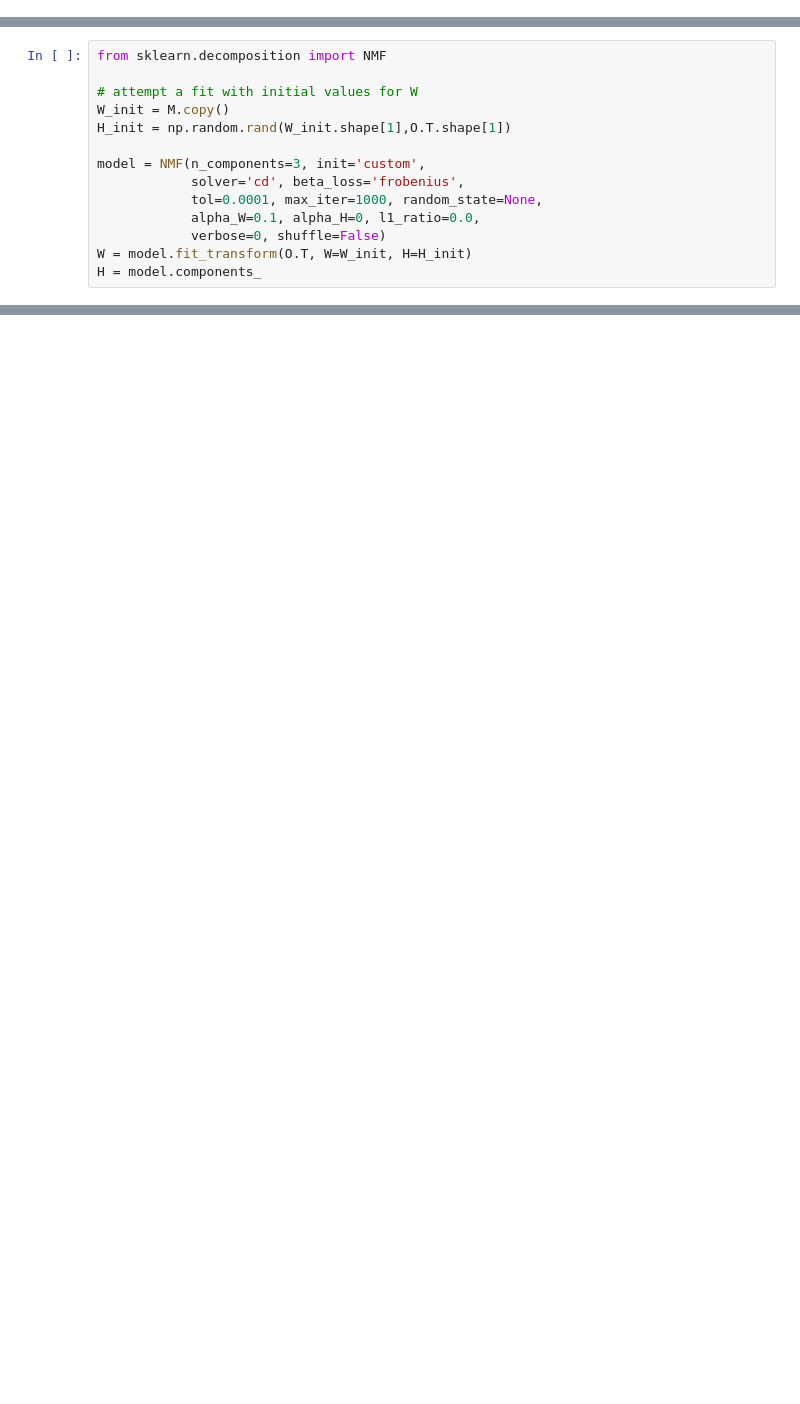
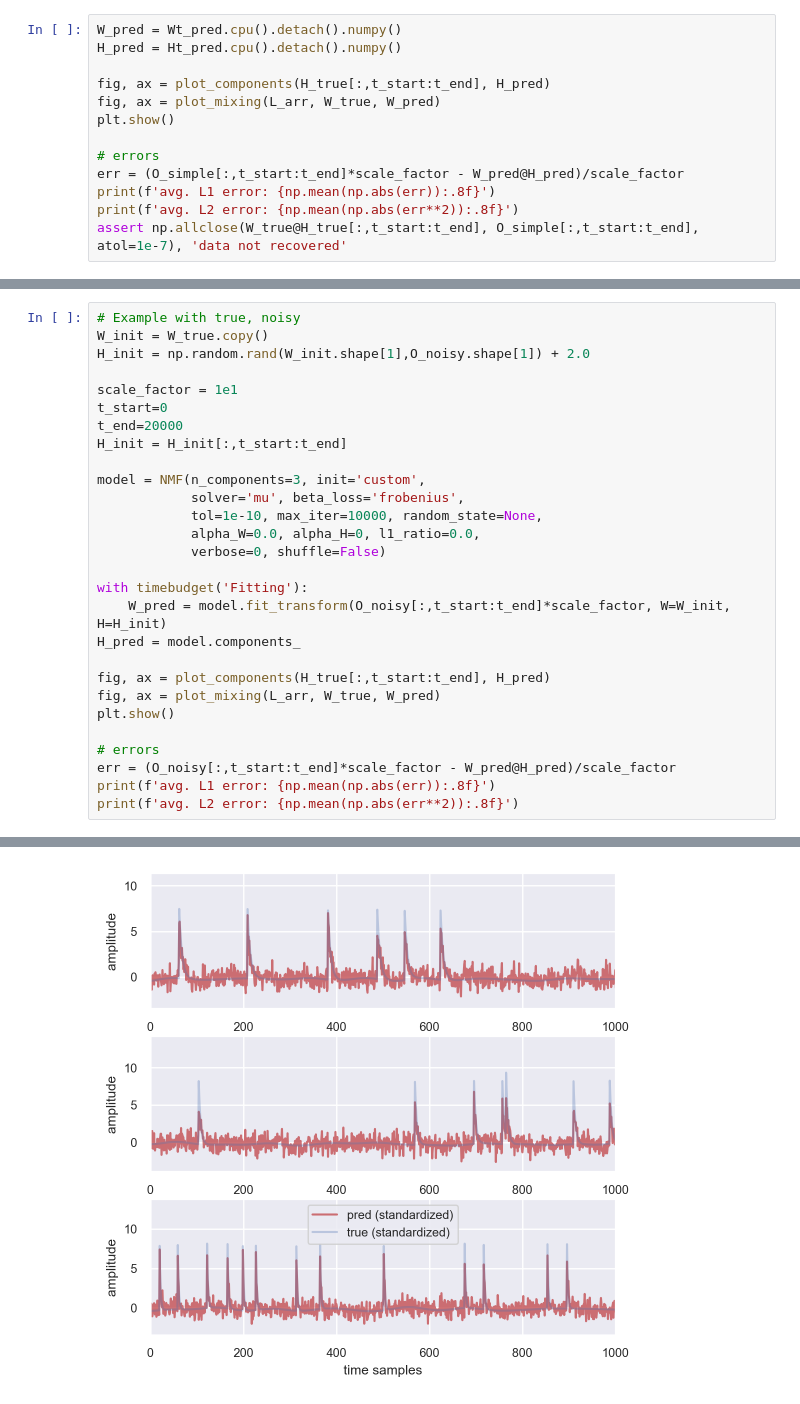
Before and after one commit to AllenInstitute/sourcesep, a Jupyter notebook: notebooks/11_nmf_tests.ipynb, the cells around one changed output, grey strips where cells are left out. Saved outputs shown, nothing was run; the diff lists cells and outputs as text; blank space fills up the shorter version.

```diff
--- a/notebooks/11_nmf_tests.ipynb
+++ b/notebooks/11_nmf_tests.ipynb
@@ -124,0 +201,13 @@ plt.tight_layout()
+# %%
+W_pred = Wt_pred.cpu().detach().numpy()
+H_pred = Ht_pred.cpu().detach().numpy()
+
+fig, ax = plot_components(H_true[:,t_start:t_end], H_pred)
+fig, ax = plot_mixing(L_arr, W_true, W_pred)
+plt.show()
+
+# errors
+err = (O_simple[:,t_start:t_end]*scale_factor - W_pred@H_pred)/scale_factor
+print(f'avg. L1 error: {np.mean(np.abs(err)):.8f}')
+print(f'avg. L2 error: {np.mean(np.abs(err**2)):.8f}')
+assert np.allclose(W_true@H_true[:,t_start:t_end], O_simple[:,t_start:t_end], atol=1e-7), 'data not recovered'
@@ -125,14 +220,29 @@ plt.tight_layout()
 # %%
-from sklearn.decomposition import NMF
+# Example with true, noisy
+W_init = W_true.copy()
+H_init = np.random.rand(W_init.shape[1],O_noisy.shape[1]) + 2.0
 
-# attempt a fit with initial values for W
-W_init = M.copy()
-H_init = np.random.rand(W_init.shape[1],O.T.shape[1])
+scale_factor = 1e1
+t_start=0
+t_end=20000
+H_init = H_init[:,t_start:t_end]
 
 model = NMF(n_components=3, init='custom',
-            solver='cd', beta_loss='frobenius',
-            tol=0.0001, max_iter=1000, random_state=None,
-            alpha_W=0.1, alpha_H=0, l1_ratio=0.0,
+            solver='mu', beta_loss='frobenius',
+            tol=1e-10, max_iter=10000, random_state=None,
+            alpha_W=0.0, alpha_H=0, l1_ratio=0.0,
             verbose=0, shuffle=False)
-W = model.fit_transform(O.T, W=W_init, H=H_init)
-H = model.components_
+
+with timebudget('Fitting'):
+    W_pred = model.fit_transform(O_noisy[:,t_start:t_end]*scale_factor, W=W_init, H=H_init)
+H_pred = model.components_
+
+fig, ax = plot_components(H_true[:,t_start:t_end], H_pred)
+fig, ax = plot_mixing(L_arr, W_true, W_pred)
+plt.show()
+
+# errors
+err = (O_noisy[:,t_start:t_end]*scale_factor - W_pred@H_pred)/scale_factor
+print(f'avg. L1 error: {np.mean(np.abs(err)):.8f}')
+print(f'avg. L2 error: {np.mean(np.abs(err**2)):.8f}')
+# %% [output]
@@ -138,0 +251 @@ H = model.components_
+[figure, added]
```
Also changed, not shown: parts of 19 cells of this notebook, 1 other file.
